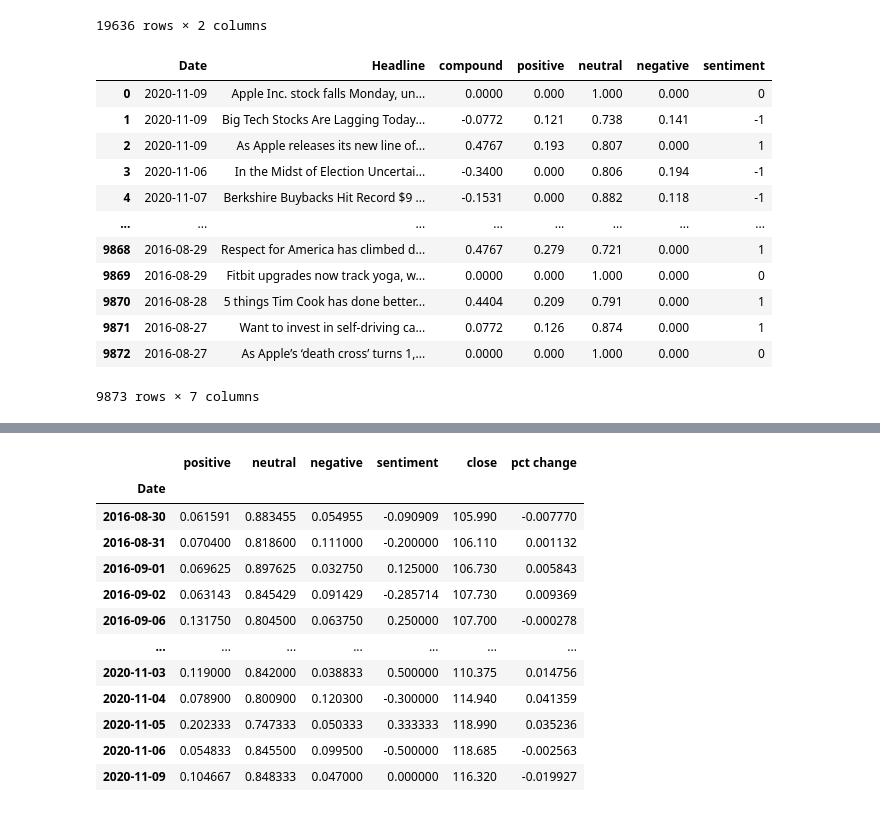
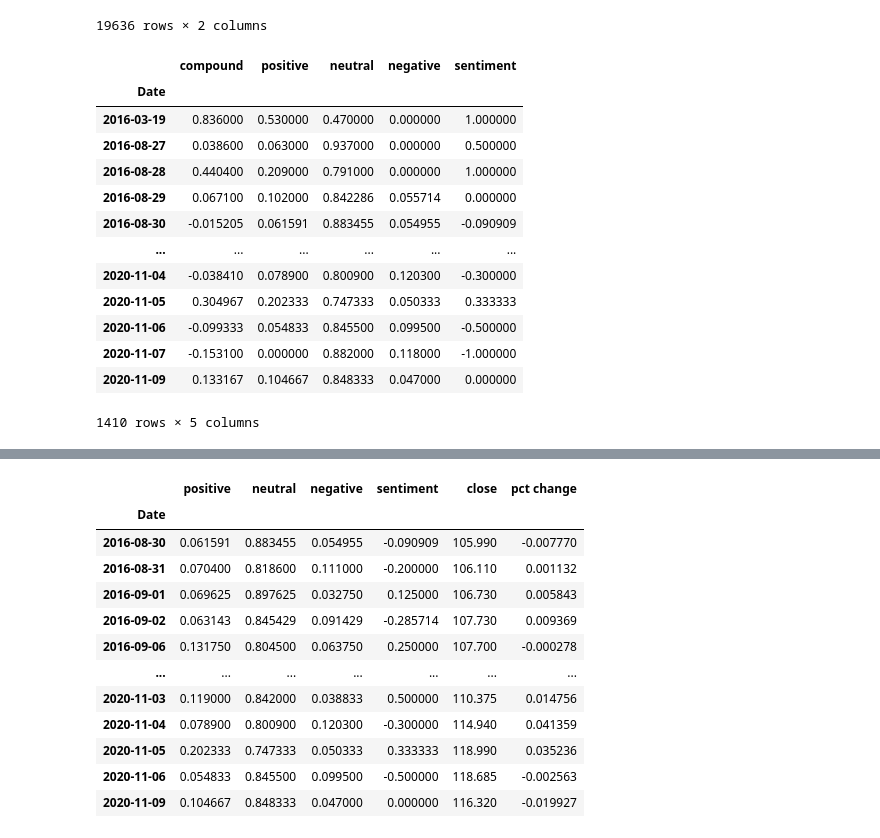
Before and after one commit to laguilar359/Group1_Project2, a Jupyter notebook: Sentiment.ipynb, the cells around one changed output, grey strips where cells are left out. Cells and saved outputs as stored; diff of their text form; code cells hidden in the pictures.

```diff
--- a/Sentiment.ipynb
+++ b/Sentiment.ipynb
@@ -162,18 +163,3 @@ aapl_headlines = create_sentiment_df(aapl_headlines_df)
 #amzn_headlines = create_sentiment_df(amzn_headlines_df)
 tsla_headlines = create_sentiment_df(tsla_headlines_df)
 spy_headlines = create_sentiment_df(spy_headlines_df)
-aapl_headlines
-# %% [output]
-|  | Date | Headline | compound | positive | neutral | negative | sentiment |
-| 0 | 2020-11-09 | Apple Inc. stock falls Monday, un... | 0.0000 | 0.000 | 1.000 | 0.000 | 0 |
-| 1 | 2020-11-09 | Big Tech Stocks Are Lagging Today... | -0.0772 | 0.121 | 0.738 | 0.141 | -1 |
-| 2 | 2020-11-09 | As Apple releases its new line of... | 0.4767 | 0.193 | 0.807 | 0.000 | 1 |
-| 3 | 2020-11-06 | In the Midst of Election Uncertai... | -0.3400 | 0.000 | 0.806 | 0.194 | -1 |
-| 4 | 2020-11-07 | Berkshire Buybacks Hit Record $9 ... | -0.1531 | 0.000 | 0.882 | 0.118 | -1 |
-| ... | ... | ... | ... | ... | ... | ... | ... |
-| 9868 | 2016-08-29 | Respect for America has climbed d... | 0.4767 | 0.279 | 0.721 | 0.000 | 1 |
-| 9869 | 2016-08-29 | Fitbit upgrades now track yoga, w... | 0.0000 | 0.000 | 1.000 | 0.000 | 0 |
-| 9870 | 2016-08-28 | 5 things Tim Cook has done better... | 0.4404 | 0.209 | 0.791 | 0.000 | 1 |
-| 9871 | 2016-08-27 | Want to invest in self-driving ca... | 0.0772 | 0.126 | 0.874 | 0.000 | 1 |
-| 9872 | 2016-08-27 | As Apple’s ‘death cross’ turns 1,... | 0.0000 | 0.000 | 1.000 | 0.000 | 0 |
-9873 rows × 7 columns
@@ -182,8 +166,25 @@ aapl_headlines
 # %%
 # find average sentiment score by date
+
 aapl_scores = aapl_headlines.groupby('Date').mean().sort_values(by='Date')
 #amzn_scores = amzn_headlines.groupby(['Date']).mean().sort_values(by='Date')
 tsla_scores = tsla_headlines.groupby(['Date']).mean().sort_values(by='Date')
 spy_scores = spy_headlines.groupby(['Date']).mean().sort_values(by='Date')
+aapl_scores
+# %% [output]
+|  | compound | positive | neutral | negative | sentiment |
+| Date |  |  |  |  |  |
+| 2016-03-19 | 0.836000 | 0.530000 | 0.470000 | 0.000000 | 1.000000 |
+| 2016-08-27 | 0.038600 | 0.063000 | 0.937000 | 0.000000 | 0.500000 |
+| 2016-08-28 | 0.440400 | 0.209000 | 0.791000 | 0.000000 | 1.000000 |
+| 2016-08-29 | 0.067100 | 0.102000 | 0.842286 | 0.055714 | 0.000000 |
+| 2016-08-30 | -0.015205 | 0.061591 | 0.883455 | 0.054955 | -0.090909 |
+| ... | ... | ... | ... | ... | ... |
+| 2020-11-04 | -0.038410 | 0.078900 | 0.800900 | 0.120300 | -0.300000 |
+| 2020-11-05 | 0.304967 | 0.202333 | 0.747333 | 0.050333 | 0.333333 |
+| 2020-11-06 | -0.099333 | 0.054833 | 0.845500 | 0.099500 | -0.500000 |
+| 2020-11-07 | -0.153100 | 0.000000 | 0.882000 | 0.118000 | -1.000000 |
+| 2020-11-09 | 0.133167 | 0.104667 | 0.848333 | 0.047000 | 0.000000 |
+1410 rows × 5 columns
 # %%
 # TO DO: drop compund col on all scores
```
Also changed, not shown: parts of 18 cells of this notebook, 1 other file.
